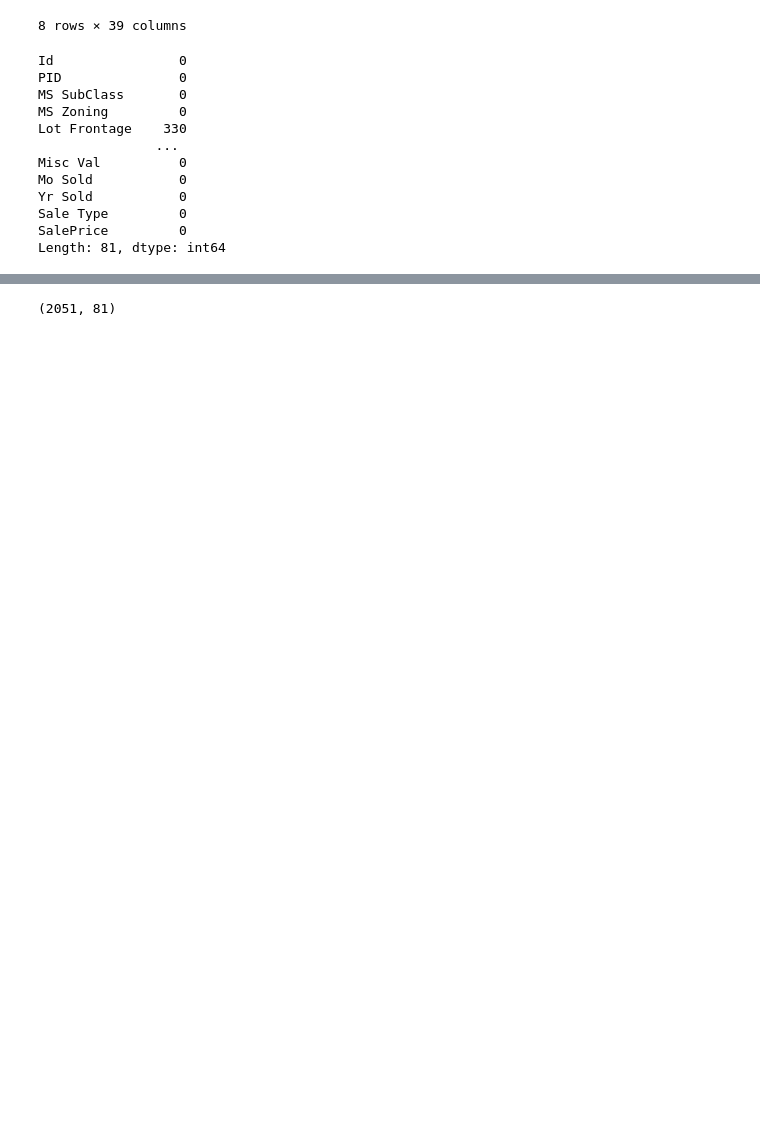
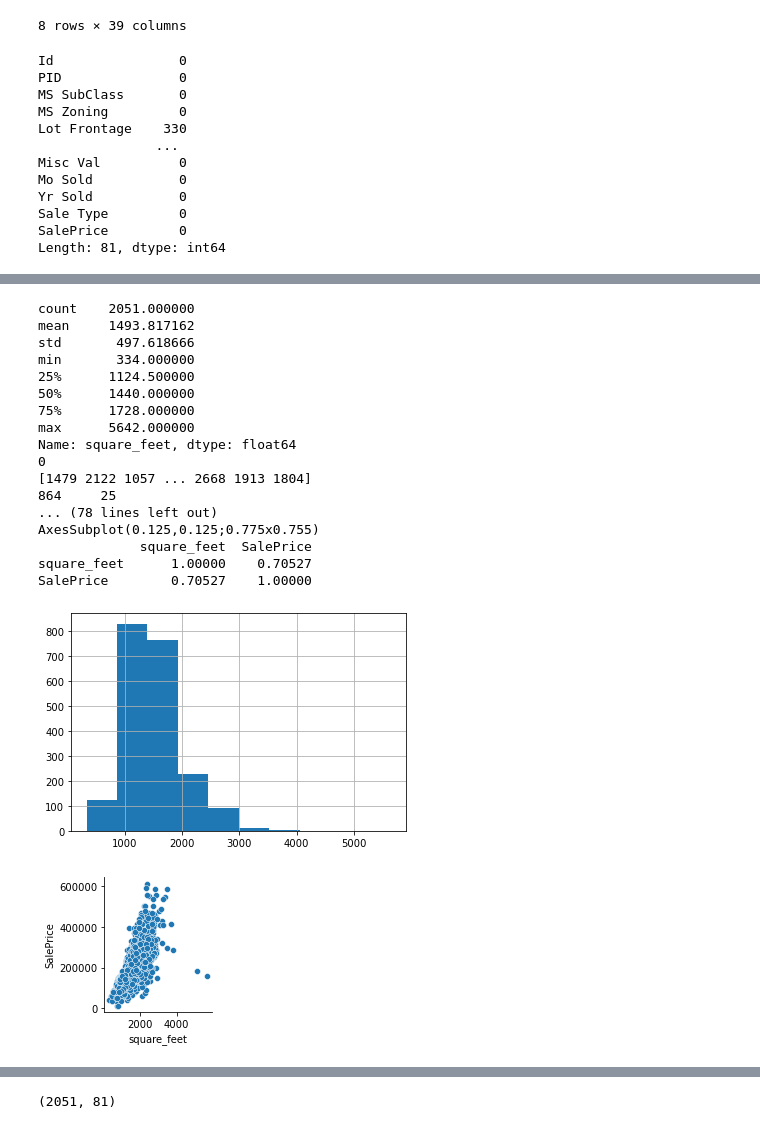
Before and after one commit to vivekbavda/Fair-Housing-Sale-Prices, a Jupyter notebook: VivekBavdaProject2AmesHousingAnalysis.ipynb, the cells around one changed output, grey strips where cells are left out. Saved outputs shown, nothing was run; the diff lists cells and outputs as text; code cells hidden in the pictures; blank space fills up the shorter version.

```diff
--- a/VivekBavdaProject2AmesHousingAnalysis.ipynb
+++ b/VivekBavdaProject2AmesHousingAnalysis.ipynb
@@ -129,0 +223,24 @@ Length: 81, dtype: object
+# %%
+#dftrain['square_feet'] = dftrain['1st Flr SF'] + dftrain['2nd Flr SF']
+#dftest['square_feet']=dftest['1st Flr SF'] + dftest['2nd Flr SF']
+datacleaning('square_feet')
+# %% [output]
+count    2051.000000
+mean     1493.817162
+std       497.618666
+min       334.000000
+25%      1124.500000
+50%      1440.000000
+75%      1728.000000
+max      5642.000000
+Name: square_feet, dtype: float64
+0
+[1479 2122 1057 ... 2668 1913 1804]
+864     25
+... (78 lines left out)
+AxesSubplot(0.125,0.125;0.775x0.755)
+             square_feet  SalePrice
+square_feet      1.00000    0.70527
+SalePrice        0.70527    1.00000
+[figure, added]
+[figure, added]
```
Also changed, not shown: parts of 33 cells of this notebook.
